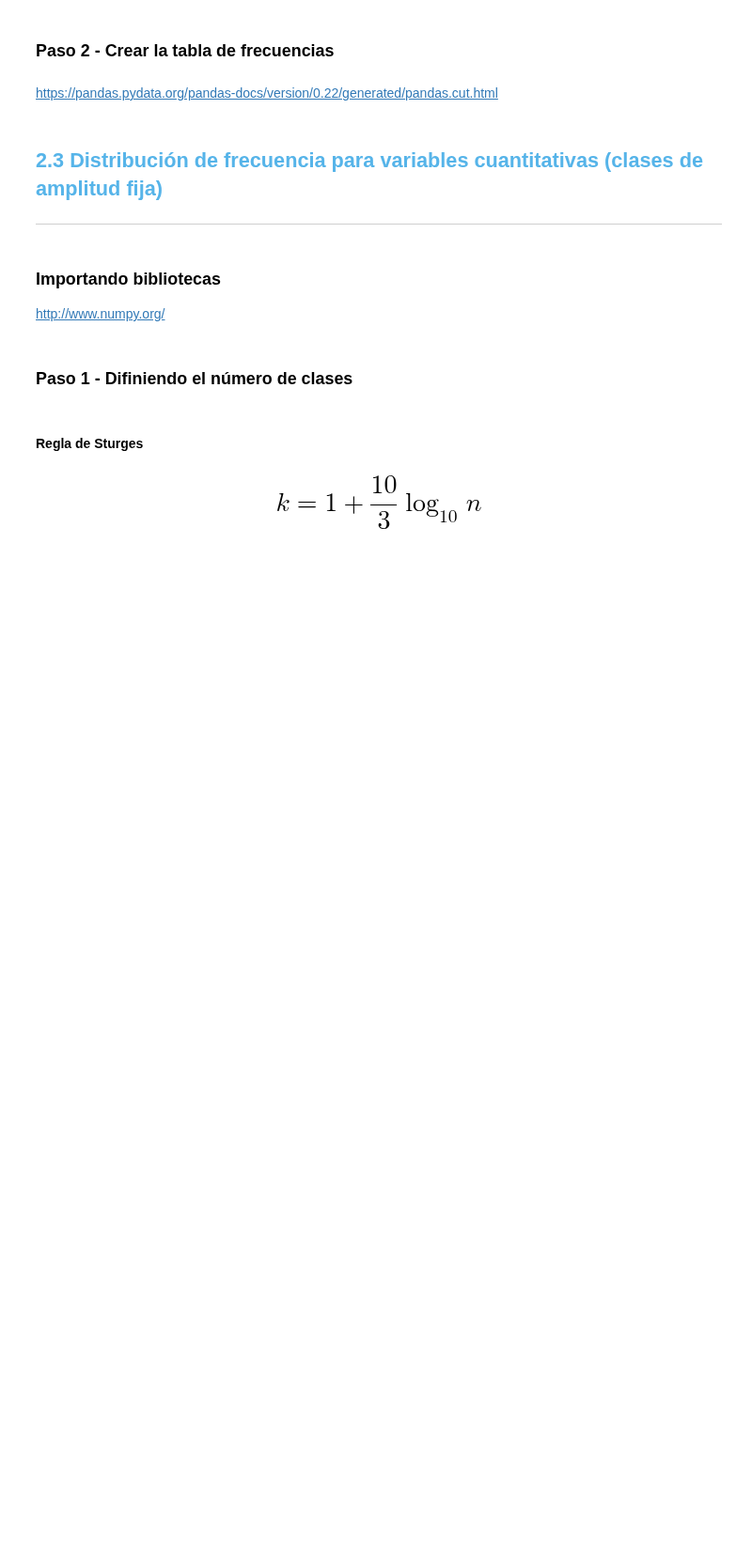
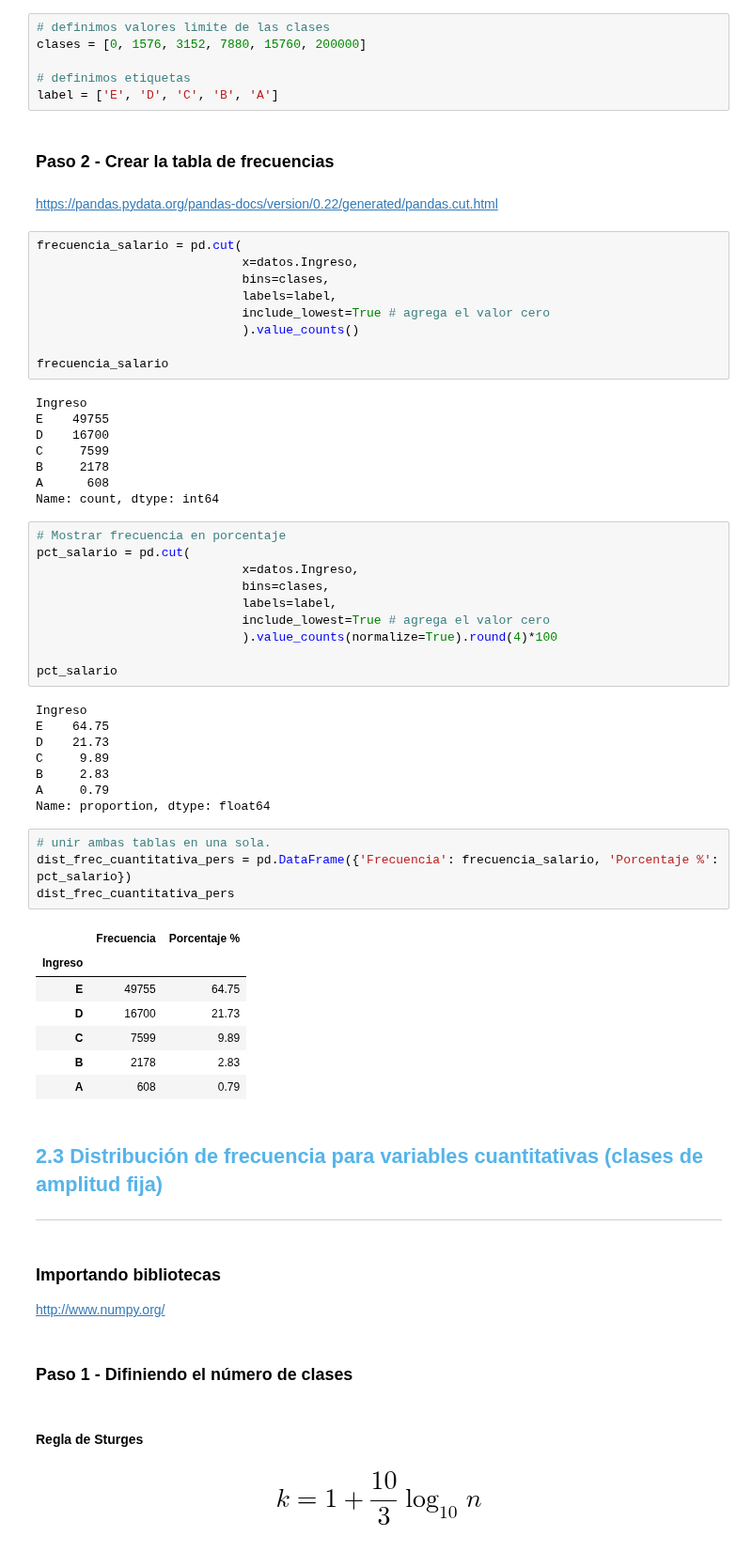
Before and after one commit to jbernalg/ALURA_Data_Science, a Jupyter notebook: Estadistica_ML/Curso_de_Estadística_con_Python_1.ipynb, the cells around one changed output. Shown at 94% size. Cells and saved outputs as stored; diff of their text form; blank space fills up the shorter version.

Commit message:
dist frecuencia cuantitativa

```diff
--- a/Estadistica_ML/Curso_de_Estadística_con_Python_1.ipynb
+++ b/Estadistica_ML/Curso_de_Estadística_con_Python_1.ipynb
@@ -323,7 +333,60 @@ donde <b>SM</b> es el valor del salario mínimo en ese momento. En nuestro caso
+# %%
+# definimos valores limite de las clases
+clases = [0, 1576, 3152, 7880, 15760, 200000]
+
+# definimos etiquetas
+label = ['E', 'D', 'C', 'B', 'A']
 # %% [markdown]
 ### Paso 2 - Crear la tabla de frecuencias
 # %% [markdown]
 https://pandas.pydata.org/pandas-docs/version/0.22/generated/pandas.cut.html
+# %%
+frecuencia_salario = pd.cut(
+                            x=datos.Ingreso,
+                            bins=clases,
+                            labels=label,
+                            include_lowest=True # agrega el valor cero
+                            ).value_counts()
+
+frecuencia_salario
+# %% [output]
+Ingreso
+E    49755
+D    16700
+C     7599
+B     2178
+A      608
+Name: count, dtype: int64
+# %%
+# Mostrar frecuencia en porcentaje
+pct_salario = pd.cut(
+                            x=datos.Ingreso,
+                            bins=clases,
+                            labels=label,
+                            include_lowest=True # agrega el valor cero
+                            ).value_counts(normalize=True).round(4)*100
+
+pct_salario
+# %% [output]
+Ingreso
+E    64.75
+D    21.73
+C     9.89
+B     2.83
+A     0.79
+Name: proportion, dtype: float64
+# %%
+# unir ambas tablas en una sola.
+dist_frec_cuantitativa_pers = pd.DataFrame({'Frecuencia': frecuencia_salario, 'Porcentaje %': pct_salario})
+dist_frec_cuantitativa_pers
+# %% [output]
+|  | Frecuencia | Porcentaje % |
+| Ingreso |  |  |
+| E | 49755 | 64.75 |
+| D | 16700 | 21.73 |
+| C | 7599 | 9.89 |
+| B | 2178 | 2.83 |
+| A | 608 | 0.79 |
 # %% [markdown]
 ## <font color=#56B4E9>2.3 Distribución de frecuencia para variables cuantitativas (clases de amplitud fija)</font>
 ***
```
Also changed, not shown: parts of 3 cells of this notebook.
